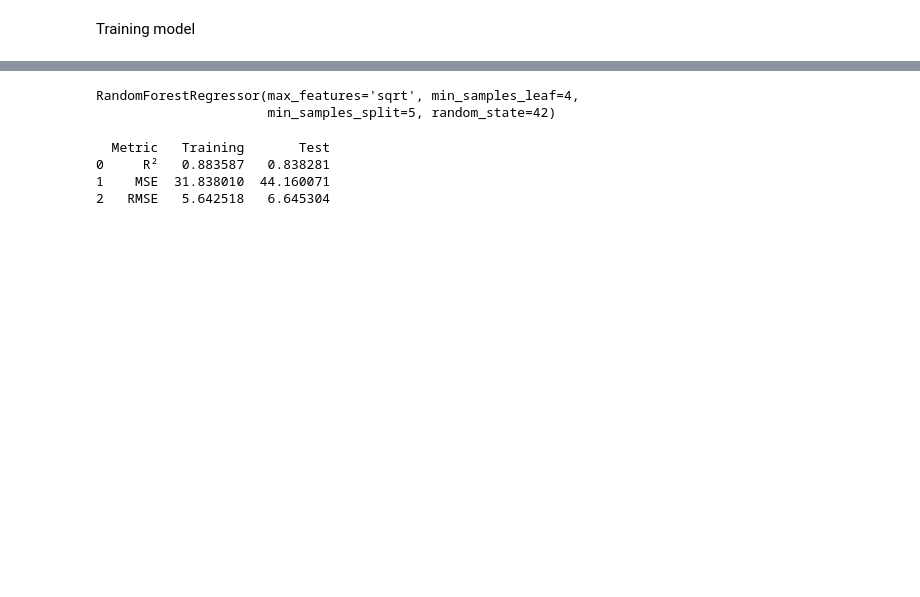
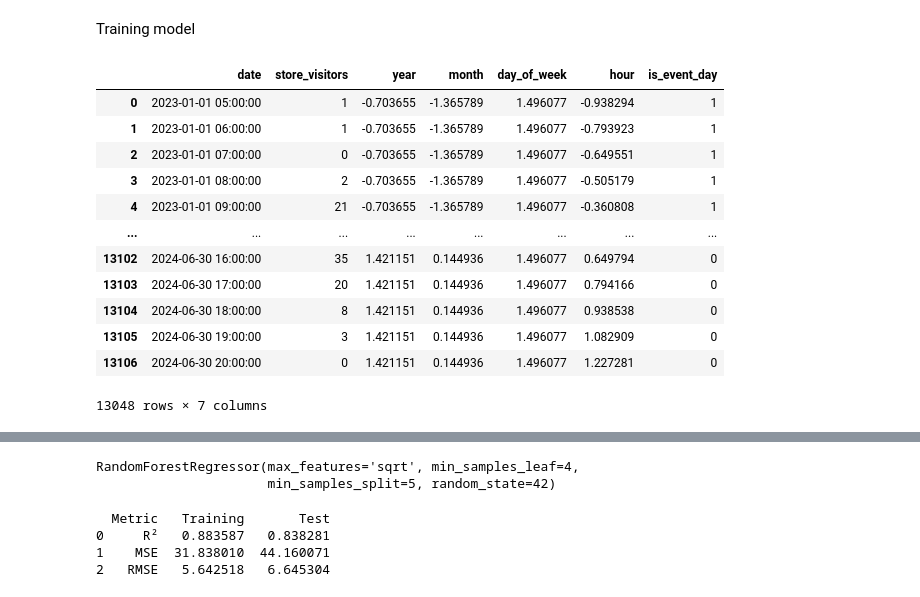
Before and after one commit to HamoumaAmine/Prediction-of-Store-Visitors, a Jupyter notebook: main.ipynb, the cells around one changed output, grey strips where cells are left out. Saved outputs shown, nothing was run; the diff lists cells and outputs as text; code cells hidden in the pictures; blank space fills up the shorter version.

```diff
--- a/main.ipynb
+++ b/main.ipynb
@@ -283,2 +290,18 @@ print(test_df)
 # %% [markdown]
 Training model
+# %%
+train_df
+# %% [output]
+|  | date | store_visitors | year | month | day_of_week | hour | is_event_day |
+| 0 | 2023-01-01 05:00:00 | 1 | -0.703655 | -1.365789 | 1.496077 | -0.938294 | 1 |
+| 1 | 2023-01-01 06:00:00 | 1 | -0.703655 | -1.365789 | 1.496077 | -0.793923 | 1 |
+| 2 | 2023-01-01 07:00:00 | 0 | -0.703655 | -1.365789 | 1.496077 | -0.649551 | 1 |
+| 3 | 2023-01-01 08:00:00 | 2 | -0.703655 | -1.365789 | 1.496077 | -0.505179 | 1 |
+| 4 | 2023-01-01 09:00:00 | 21 | -0.703655 | -1.365789 | 1.496077 | -0.360808 | 1 |
+| ... | ... | ... | ... | ... | ... | ... | ... |
+| 13102 | 2024-06-30 16:00:00 | 35 | 1.421151 | 0.144936 | 1.496077 | 0.649794 | 0 |
+| 13103 | 2024-06-30 17:00:00 | 20 | 1.421151 | 0.144936 | 1.496077 | 0.794166 | 0 |
+| 13104 | 2024-06-30 18:00:00 | 8 | 1.421151 | 0.144936 | 1.496077 | 0.938538 | 0 |
+| 13105 | 2024-06-30 19:00:00 | 3 | 1.421151 | 0.144936 | 1.496077 | 1.082909 | 0 |
+| 13106 | 2024-06-30 20:00:00 | 0 | 1.421151 | 0.144936 | 1.496077 | 1.227281 | 0 |
+13048 rows × 7 columns
```
Also changed, not shown: parts of 8 cells of this notebook.
